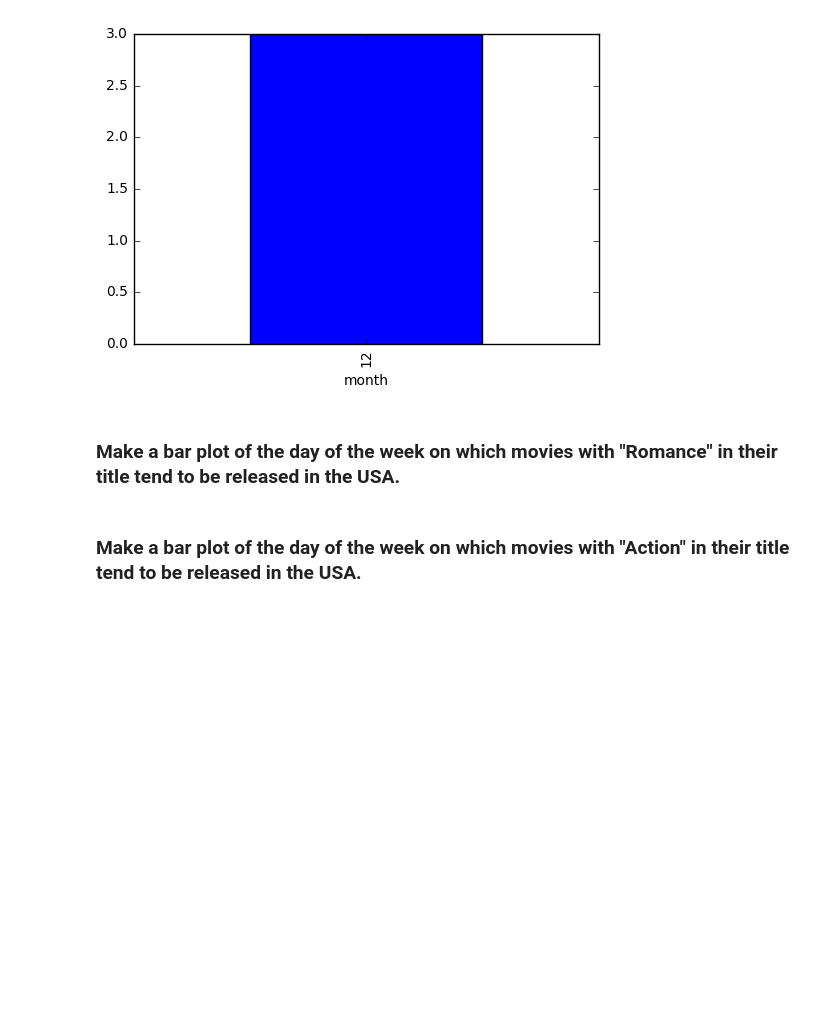
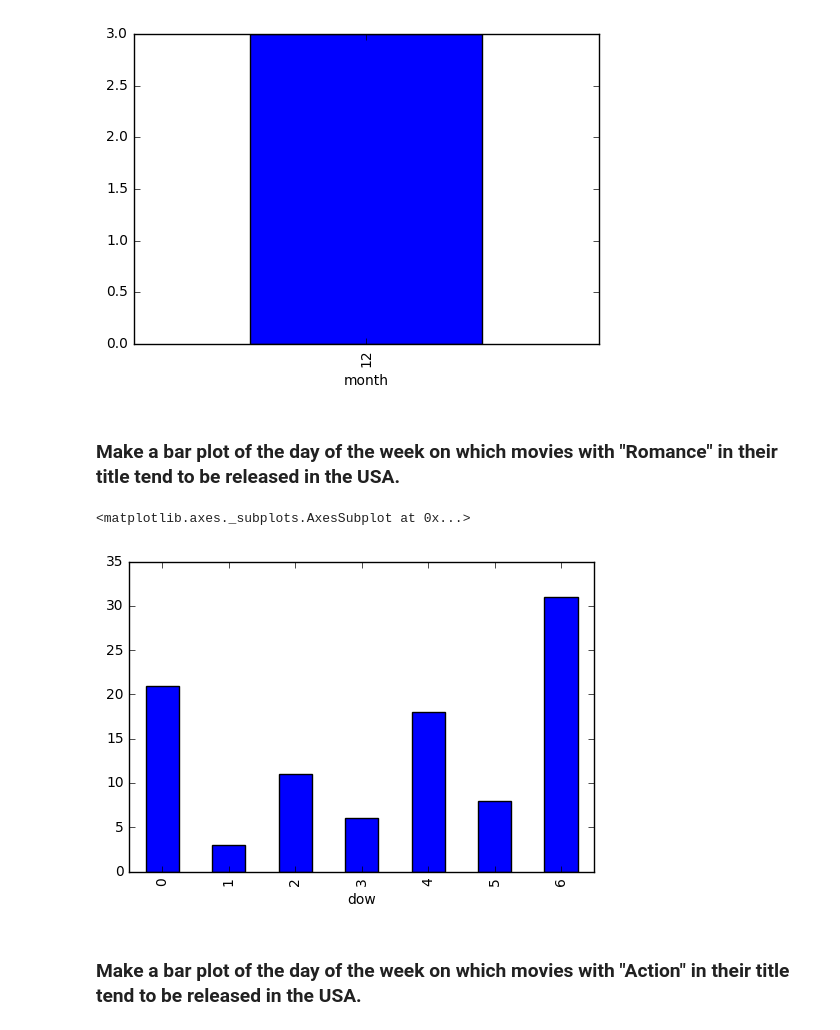
Before and after one commit to LutherCSMiller/pandaspart4and5-bunkas01, a Jupyter notebook: Exercises-5.ipynb, the cells around one changed output. Drawn from its saved outputs; the diff is of its cells as text; code cells hidden in the pictures; blank space fills up the shorter version.

Commit message:
Completed Exercise 5 notebook after successfully accessing release_date database. This closes #1

```diff
--- a/Exercises-5.ipynb
+++ b/Exercises-5.ipynb
@@ -51,5 +51,11 @@ release_dates[release_dates['title'].str.contains('The Hobbit')].query("country
 [figure]
 # %% [markdown]
 ### Make a bar plot of the day of the week on which movies with "Romance" in their title tend to be released in the USA.
+# %%
+release_dates[release_dates['title'].str.contains('Romance')].query("country == 'USA'").groupby('dow')\
+.size().plot(kind='bar')
+# %% [output]
+<matplotlib.axes._subplots.AxesSubplot at 0x...>
+[figure, added]
 # %% [markdown]
 ### Make a bar plot of the day of the week on which movies with "Action" in their title tend to be released in the USA.
```
Also changed, not shown: parts of 4 cells of this notebook.
